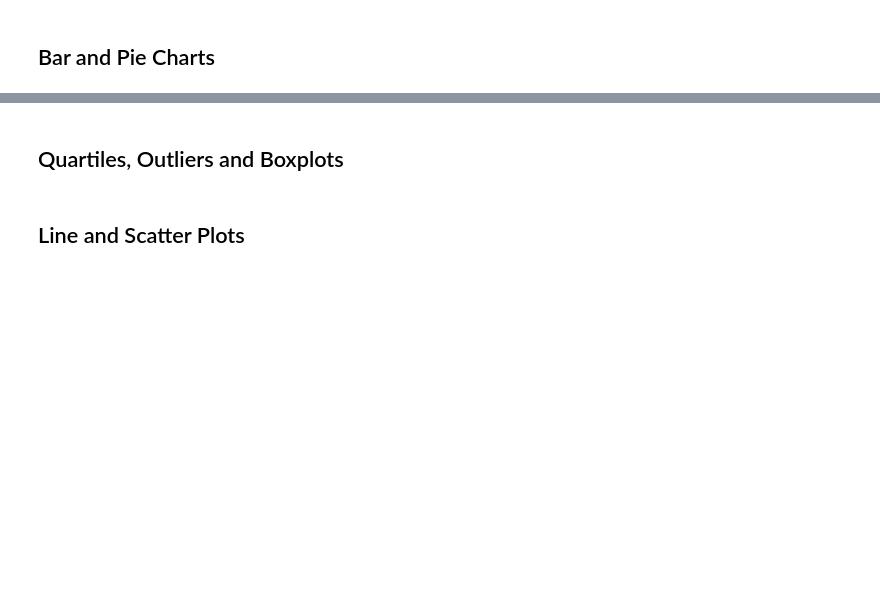
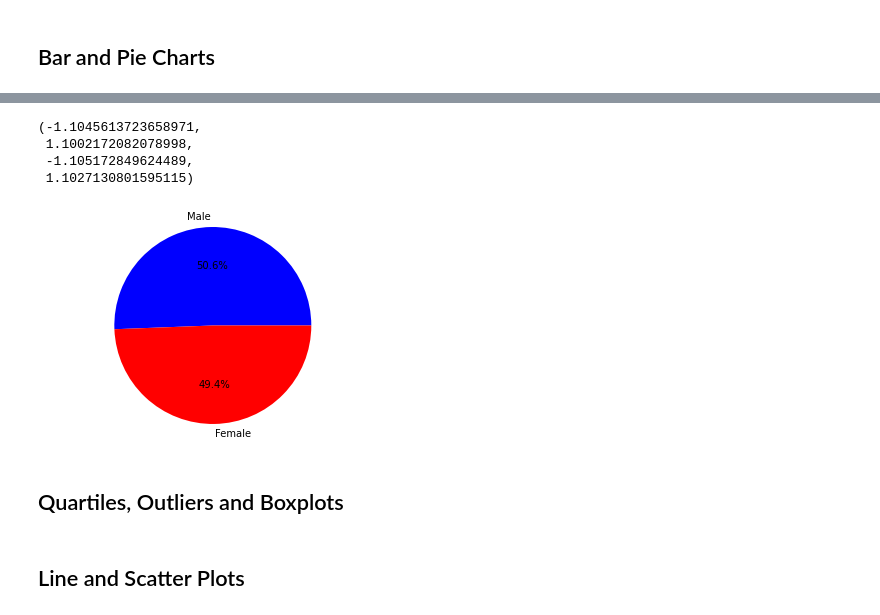
Before and after one commit to AutumnPh3n0m3n0n/Pharmaceutical_Analysis, a Jupyter notebook: Pymaceuticals/Pymaceuticals/pymaceuticals_starter.ipynb, the cells around one changed output, grey strips where cells are left out. Drawn from its saved outputs; the diff is of its cells as text; code cells hidden in the pictures; blank space fills up the shorter version.

```diff
--- a/Pymaceuticals/Pymaceuticals/pymaceuticals_starter.ipynb
+++ b/Pymaceuticals/Pymaceuticals/pymaceuticals_starter.ipynb
@@ -191,5 +259,15 @@ TypeError: '<' not supported between instances of 'str' and 'int'
 # %%
 # Generate a pie plot showing the distribution of female versus male mice using pyplot
+# Tell matplotlib to create a pie chart based upon the above data
+plt.pie(Gender_nums, labels = Genders, colors=colours, autopct="%1.1f%%")
+# Create axes which are equal so we have a perfect circle
+plt.axis("equal")
+# %% [output]
+(-1.1045613723658971,
+ 1.1002172082078998,
+ -1.105172849624489,
+ 1.1027130801595115)
+[figure, added]
 # %% [markdown]
 ## Quartiles, Outliers and Boxplots
 # %%
```
Also changed, not shown: parts of 12 cells of this notebook.
